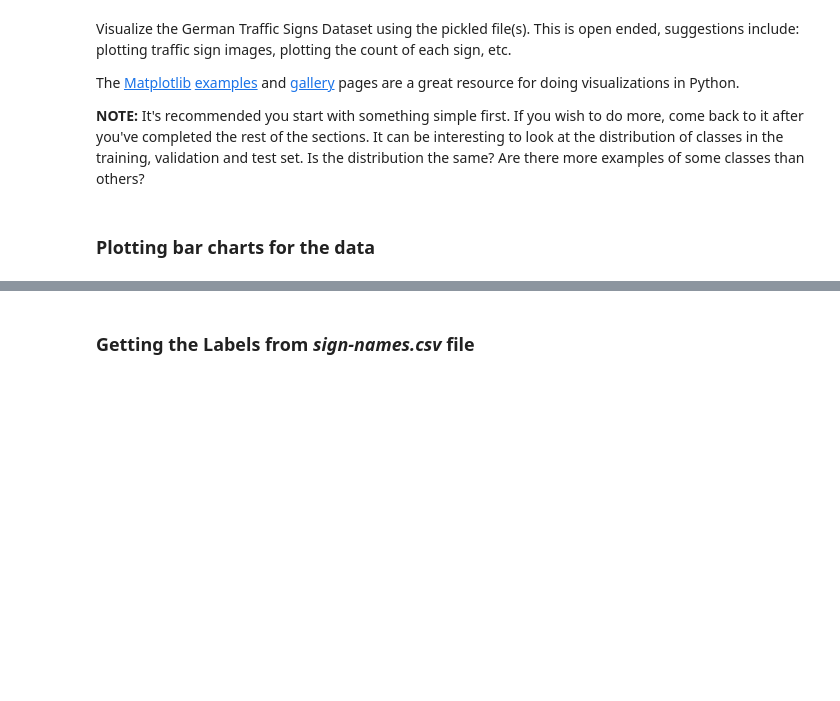
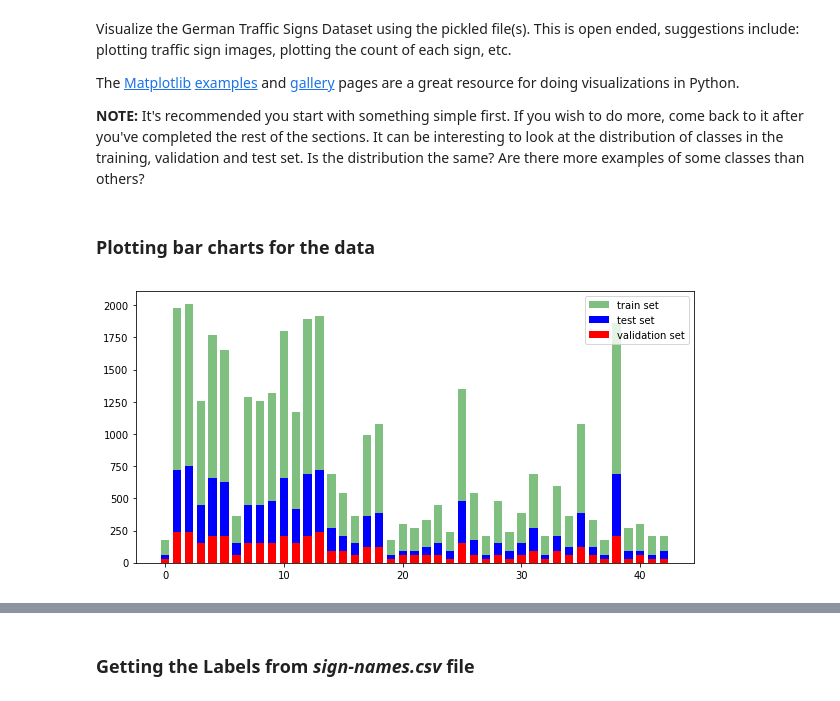
Before and after one commit to sharathsrini/Traffic-Sign-Classifier, a Jupyter notebook: Traffic_Sign_Classifier.ipynb, the cells around one changed output, grey strips where cells are left out. Drawn from its saved outputs; the diff is of its cells as text; code cells hidden in the pictures; blank space fills up the shorter version.

```diff
--- a/Traffic_Sign_Classifier.ipynb
+++ b/Traffic_Sign_Classifier.ipynb
@@ -20,7 +20,6 @@ The [rubric](https://review.udacity.com/#!/rubrics/481/view) contains "Stand Out
 ---
 ## Step 0: Load The Data
 # %%
-# Load pickled data
 import pickle
 import os
 import numpy as np
@@ -31,13 +30,18 @@ import copy
 import cv2
 import tensorflow as tf
 from skimage import transform
+from skimage.transform import warp, SimilarityTransform, AffineTransform
+from skimage import exposure
+from sklearn.utils import shuffle
+from numpy import random
+from tensorflow.contrib.layers import flatten
 
-
+# Load pickled data
 # TODO: Fill this in based on where you saved the training and testing data
 
-training_file="C:\Users\Sharath\Documents\CarND-Traffic-Sign-Classifier-Project-master\train.p"
-##validation_file ='C:\Users\Sharath\Documents\CarND-Traffic-Sign-Classifier-Project-master\valid.p'
-##testing_file = 'C:\Users\Sharath\Documents\CarND-Traffic-Sign-Classifier-Project-master\test.p'
+training_file='C:/Users/Sharath/Desktop/traffic-signs-data/train.p'
+validation_file ='C:/Users/Sharath/Desktop/traffic-signs-data/valid.p'
+testing_file = 'C:/Users/Sharath/Desktop/traffic-signs-data/test.p'
 
 with open(training_file, mode='rb') as f:
     train = pickle.load(f)
@@ -115,17 +130,21 @@ import matplotlib.pyplot as plt
 # %% [markdown]
 ### Plotting bar charts for the data
 # %%
-fig, ax = plt.subplots(figsize = (10,5))
+fig, ax = plt.subplots(figsize=(10,5))
 width = 0.7
-unique_train, counts_train = np.unique(y_train, return_counts=True)
-unique_valid, counts_valid = np.unique(y_valid, return_counts=True)
-unique_test, counts_test = np.unique(y_test, return_counts=True)
 
-plt.bar(unique_train, counts_train, width, alpha=0.5, label='Training set', color='r')
-plt.bar(unique_train, counts_train, width, alpha=0.5, label='Validation set', color='g')
-plt.bar(unique_train, counts_train, width, alpha=0.5, label='Test set', color='b')
+unique_tr, counts_tr = np.unique(y_train, return_counts=True)
+unique_v, counts_v = np.unique(y_valid, return_counts=True)
+unique_t, counts_t = np.unique(y_test, return_counts=True)
+
+plt.bar(unique_tr, counts_tr, width, alpha=0.5, label='train set', color='g')
+plt.bar(unique_t, counts_t, width, alpha=1, label='test set', color='b')
+plt.bar(unique_v, counts_v, width, alpha=1, label='validation set', color='r')
+
 plt.legend(loc='upper right')
 
-plt.savefig('C:\Users\Sharath\Documents\CarND-Traffic-Sign-Classifier-Project-master\Notebook-Images\histogram.jpg')
+#plt.savefig('C:\Users\Sharath\Traffic-Sign-Classifier-master\images\histogram.jpg')
 
 plt.show()
+# %% [output]
+[figure, added]
```
Also changed, not shown: parts of 29 cells of this notebook.
